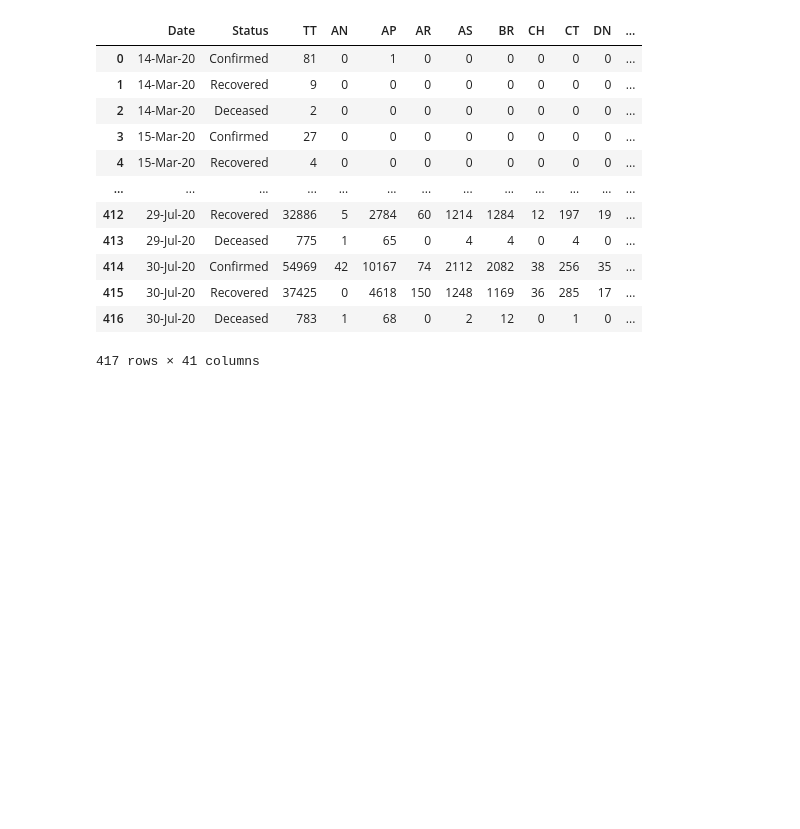
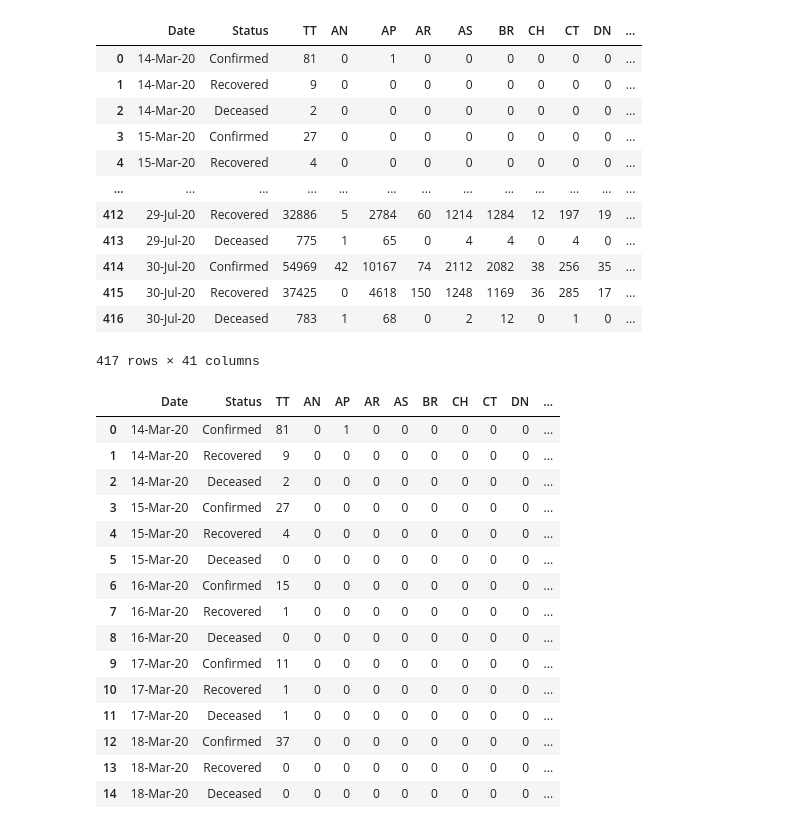
Before and after one commit to Arnabsaha6/Machine-Learning, a Jupyter notebook: Machine_Learning_Hands_on_CoVid_19.ipynb, the cells around one changed output. Cells and saved outputs as stored; diff of their text form; code cells hidden in the pictures; blank space fills up the shorter version.

```diff
--- a/Machine_Learning_Hands_on_CoVid_19.ipynb
+++ b/Machine_Learning_Hands_on_CoVid_19.ipynb
@@ -24,3 +24,22 @@ source
 | 415 | 30-Jul-20 | Recovered | 37425 | 0 | 4618 | 150 | 1248 | 1169 | 36 | 285 | 17 | ... |
 | 416 | 30-Jul-20 | Deceased | 783 | 1 | 68 | 0 | 2 | 12 | 0 | 1 | 0 | ... |
 417 rows × 41 columns
+# %%
+source.head(15)
+# %% [output]
+|  | Date | Status | TT | AN | AP | AR | AS | BR | CH | CT | DN | ... |
+| 0 | 14-Mar-20 | Confirmed | 81 | 0 | 1 | 0 | 0 | 0 | 0 | 0 | 0 | ... |
+| 1 | 14-Mar-20 | Recovered | 9 | 0 | 0 | 0 | 0 | 0 | 0 | 0 | 0 | ... |
+| 2 | 14-Mar-20 | Deceased | 2 | 0 | 0 | 0 | 0 | 0 | 0 | 0 | 0 | ... |
+| 3 | 15-Mar-20 | Confirmed | 27 | 0 | 0 | 0 | 0 | 0 | 0 | 0 | 0 | ... |
+| 4 | 15-Mar-20 | Recovered | 4 | 0 | 0 | 0 | 0 | 0 | 0 | 0 | 0 | ... |
+| 5 | 15-Mar-20 | Deceased | 0 | 0 | 0 | 0 | 0 | 0 | 0 | 0 | 0 | ... |
+| 6 | 16-Mar-20 | Confirmed | 15 | 0 | 0 | 0 | 0 | 0 | 0 | 0 | 0 | ... |
+| 7 | 16-Mar-20 | Recovered | 1 | 0 | 0 | 0 | 0 | 0 | 0 | 0 | 0 | ... |
+| 8 | 16-Mar-20 | Deceased | 0 | 0 | 0 | 0 | 0 | 0 | 0 | 0 | 0 | ... |
+| 9 | 17-Mar-20 | Confirmed | 11 | 0 | 0 | 0 | 0 | 0 | 0 | 0 | 0 | ... |
+| 10 | 17-Mar-20 | Recovered | 1 | 0 | 0 | 0 | 0 | 0 | 0 | 0 | 0 | ... |
+| 11 | 17-Mar-20 | Deceased | 1 | 0 | 0 | 0 | 0 | 0 | 0 | 0 | 0 | ... |
+| 12 | 18-Mar-20 | Confirmed | 37 | 0 | 0 | 0 | 0 | 0 | 0 | 0 | 0 | ... |
+| 13 | 18-Mar-20 | Recovered | 0 | 0 | 0 | 0 | 0 | 0 | 0 | 0 | 0 | ... |
+| 14 | 18-Mar-20 | Deceased | 0 | 0 | 0 | 0 | 0 | 0 | 0 | 0 | 0 | ... |
```
Also changed, not shown: parts of 1 cell of this notebook.
